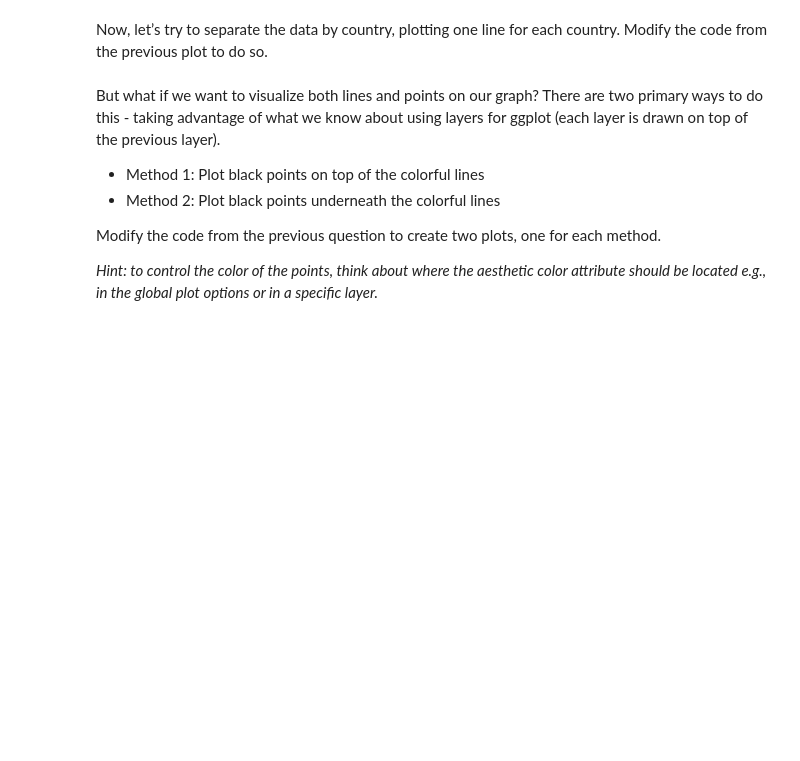
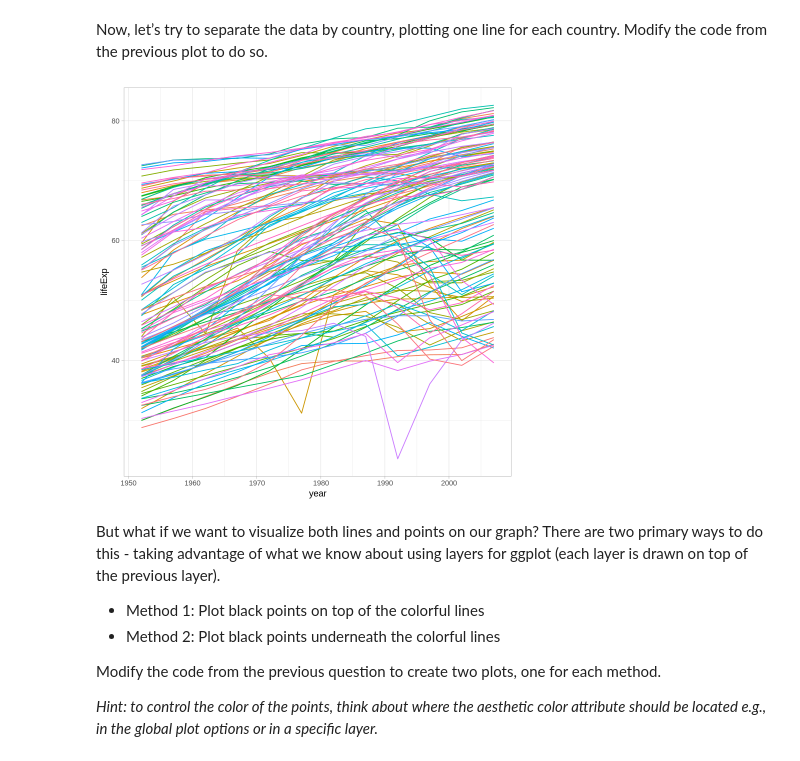
Before and after one commit to yadachi0002/Adachi_DSPN_S25, a Jupyter notebook: ExerciseSubmissions/ex5_visualization-as-analysis.ipynb, the cells around one changed output. Saved outputs shown, nothing was run; the diff lists cells and outputs as text; code cells hidden in the pictures; blank space fills up the shorter version.

```diff
--- a/ExerciseSubmissions/ex5_visualization-as-analysis.ipynb
+++ b/ExerciseSubmissions/ex5_visualization-as-analysis.ipynb
@@ -42,3 +72,11 @@ Now, let’s try to separate the data by country, plotting one line for each cou
+# %%
+# INSERT CODE HERE
+ggplot(gapminder, aes(year, lifeExp, color=country))+
+  geom_line()+
+  theme_light()+
+  theme(legend.position="none")
+# %% [output]
+[figure, added]
 # %% [markdown]
 But what if we want to visualize both lines and points on our graph? There are two primary ways to do this - taking advantage of what we know about using layers for ggplot (each layer is drawn on top of the previous layer).
 
```
Also changed, not shown: parts of 24 cells of this notebook.
